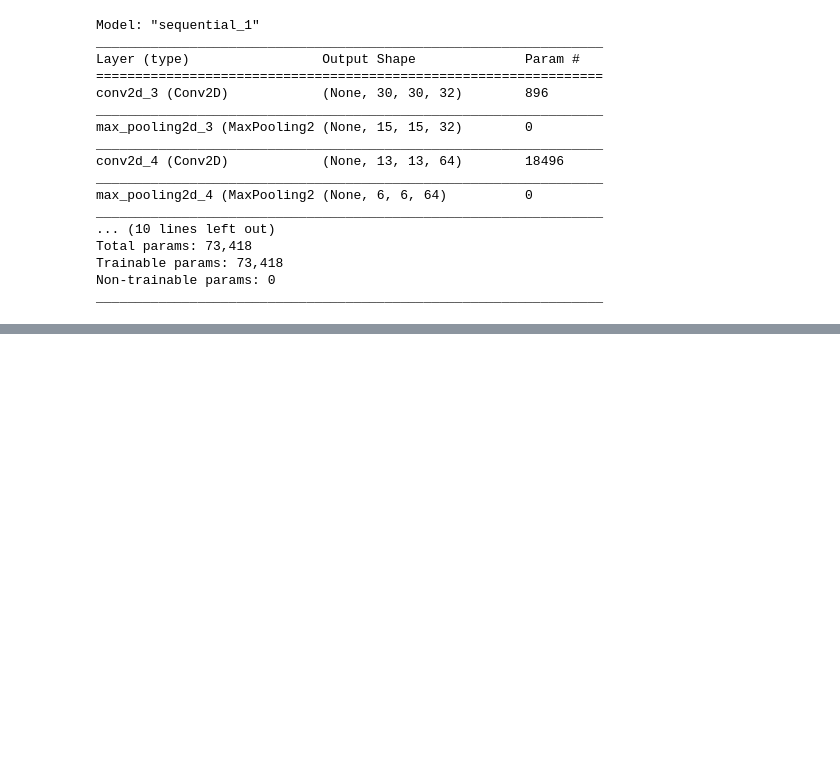
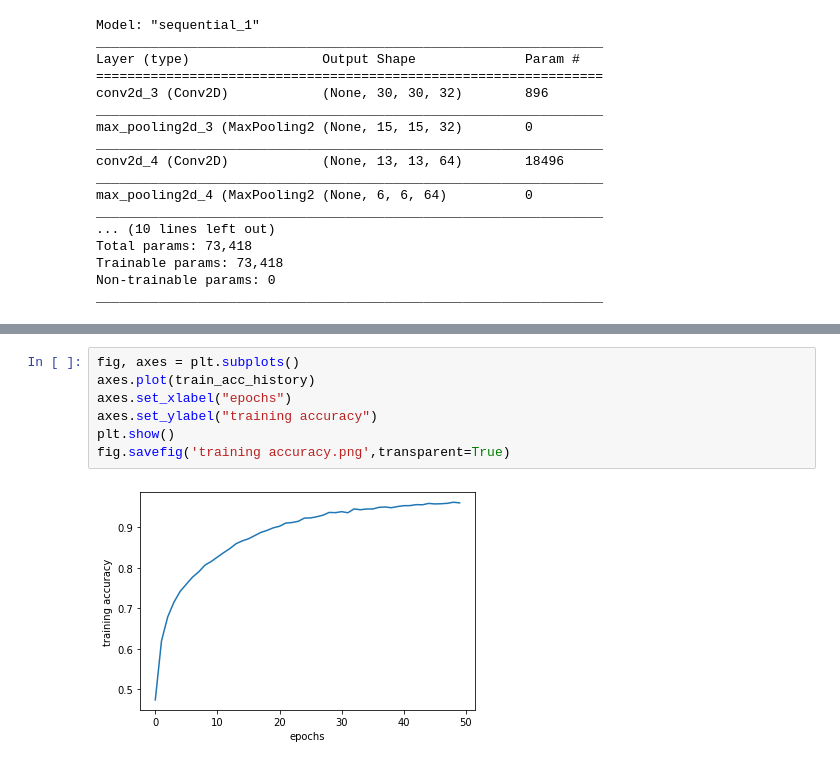
Before and after one commit to AvishkaSandeepa/EN2550-2020-Assignment-04, a Jupyter notebook: Assignment04_part04.ipynb, the cells around one changed output, grey strips where cells are left out. Drawn from its saved outputs; the diff is of its cells as text; blank space fills up the shorter version.

```diff
--- a/Assignment04_part04.ipynb
+++ b/Assignment04_part04.ipynb
@@ -71,0 +113,9 @@ _________________________________________________________________
+# %%
+fig, axes = plt.subplots()
+axes.plot(train_acc_history)
+axes.set_xlabel("epochs")
+axes.set_ylabel("training accuracy")
+plt.show()
+fig.savefig('training accuracy.png',transparent=True)
+# %% [output]
+[figure, added]
```
Also changed, not shown: parts of 5 cells of this notebook.
